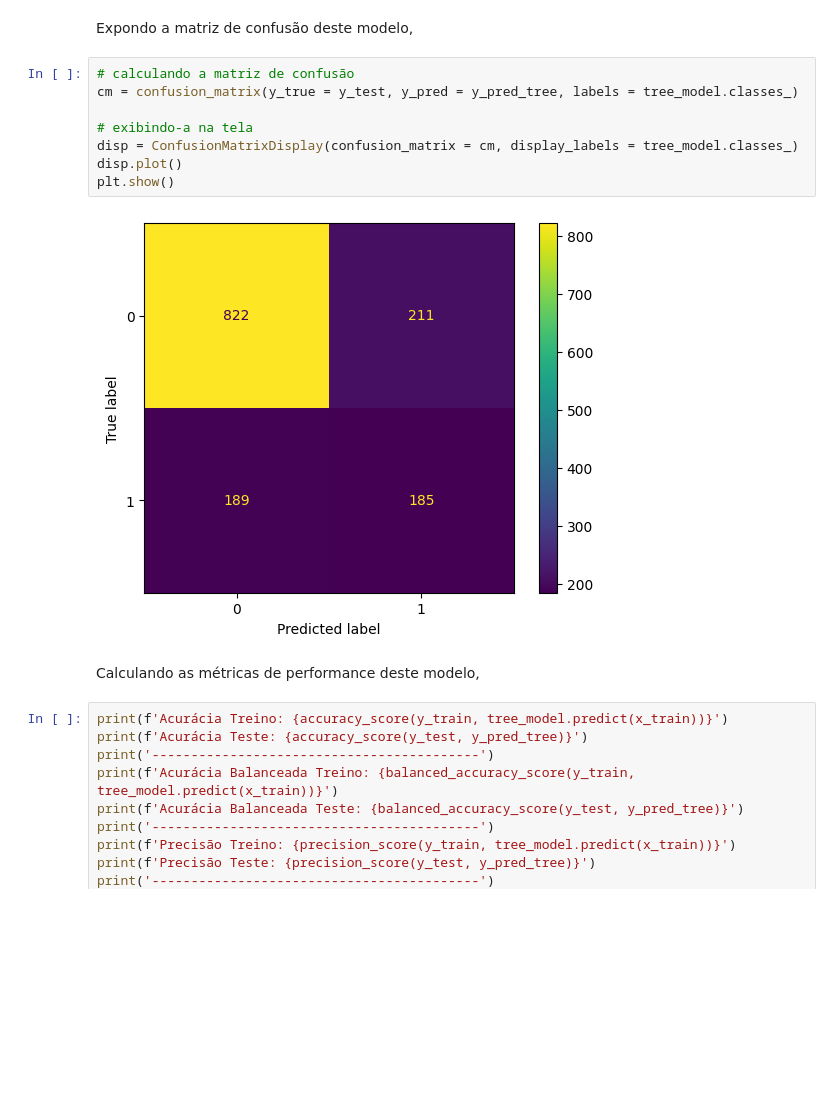
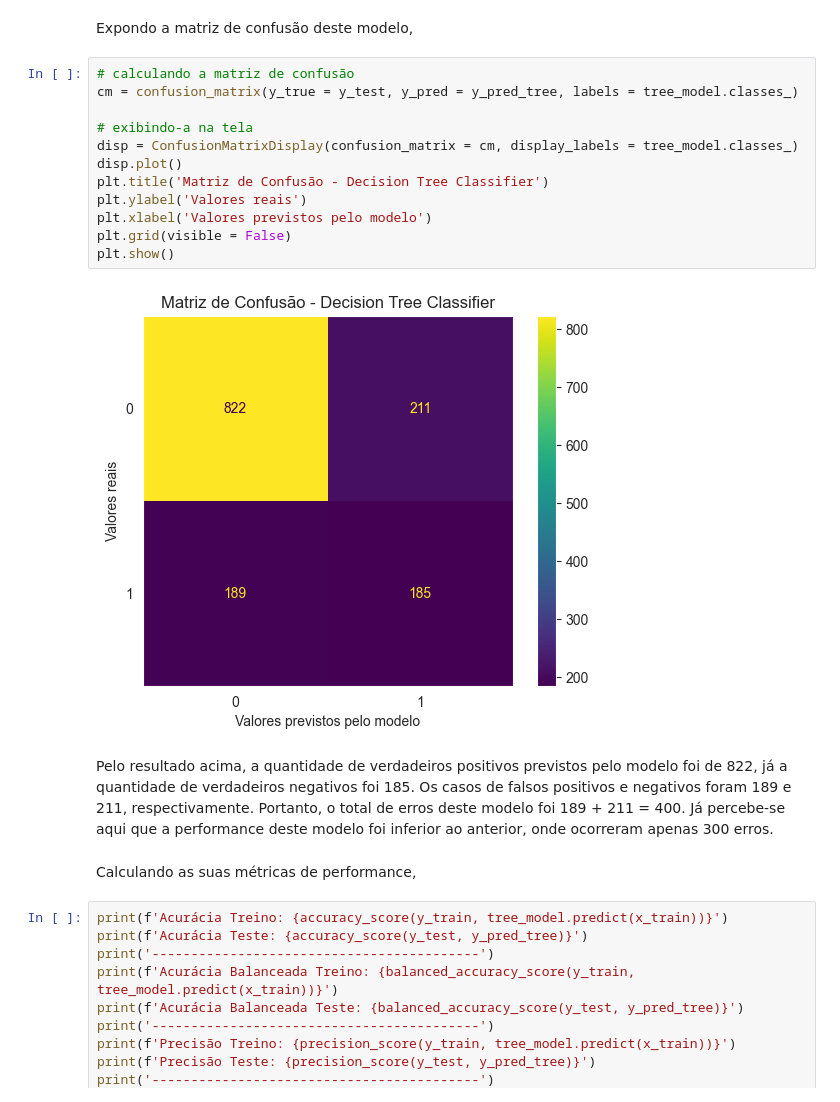
Before and after one commit to rfprates/modelo_classificacao_analise_churn, a Jupyter notebook: modelo_classificacao_churn.ipynb, the cells around one changed output. Saved outputs shown, nothing was run; the diff lists cells and outputs as text; blank space fills up the shorter version.

```diff
--- a/modelo_classificacao_churn.ipynb
+++ b/modelo_classificacao_churn.ipynb
@@ -481,15 +488,21 @@ Expondo a matriz de confusão deste modelo,
 # %%
 # calculando a matriz de confusão
 cm = confusion_matrix(y_true = y_test, y_pred = y_pred_tree, labels = tree_model.classes_)
 
 # exibindo-a na tela
 disp = ConfusionMatrixDisplay(confusion_matrix = cm, display_labels = tree_model.classes_)
 disp.plot()
+plt.title('Matriz de Confusão - Decision Tree Classifier')
+plt.ylabel('Valores reais')
+plt.xlabel('Valores previstos pelo modelo')
+plt.grid(visible = False)
 plt.show()
 # %% [output]
-[figure, old version]
+[figure, new version]
+# %% [markdown]
+Pelo resultado acima, a quantidade de verdadeiros positivos previstos pelo modelo foi de 822, já a quantidade de verdadeiros negativos foi 185. Os casos de falsos positivos e negativos foram 189 e 211, respectivamente. Portanto, o total de erros deste modelo foi 189 + 211 = 400. Já percebe-se aqui que a performance deste modelo foi inferior ao anterior, onde ocorreram apenas 300 erros.
 # %% [markdown]
-Calculando as métricas de performance deste modelo,
+Calculando as suas métricas de performance,
 # %%
 print(f'Acurácia Treino: {accuracy_score(y_train, tree_model.predict(x_train))}')
 print(f'Acurácia Teste: {accuracy_score(y_test, y_pred_tree)}')
```
Also changed, not shown: parts of 17 cells of this notebook.
